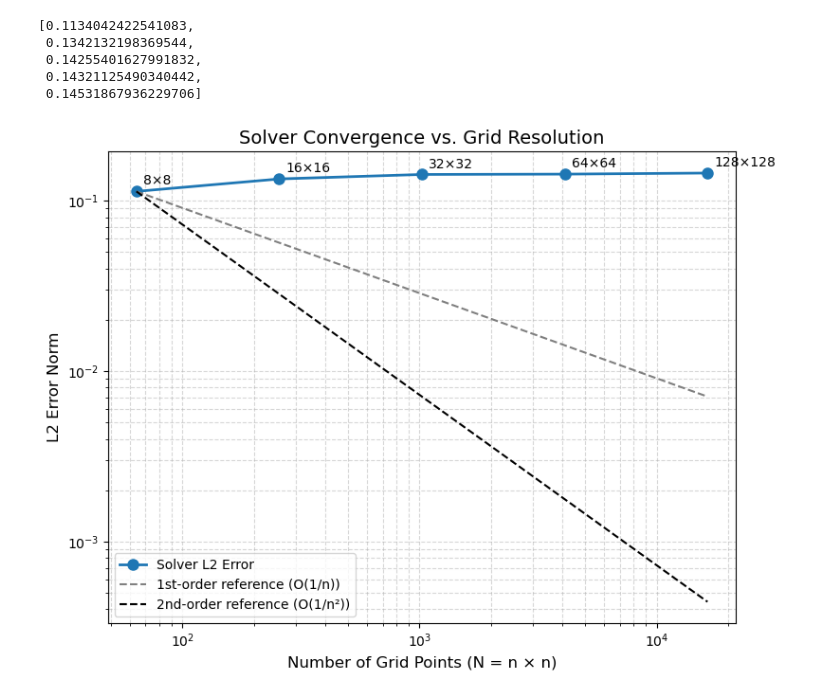
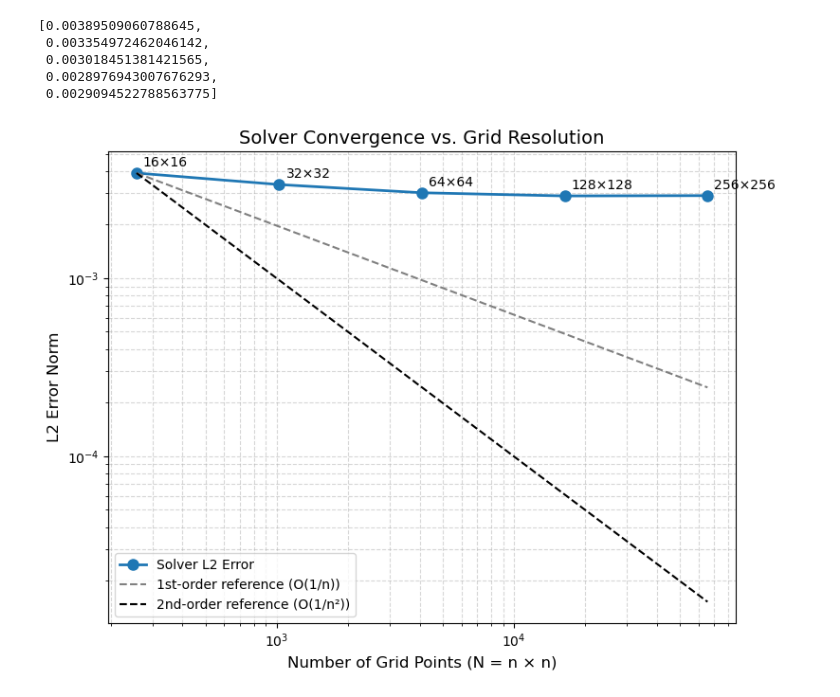
Before and after one commit to amir-maghoul/AtmPy, a Jupyter notebook: atmpy/benchmarks.ipynb, the cells around one changed output. Saved outputs shown, nothing was run; the diff lists cells and outputs as text; code cells hidden in the pictures.

```diff
--- a/atmpy/benchmarks.ipynb
+++ b/atmpy/benchmarks.ipynb
@@ -2,12 +2,12 @@
 import numpy as np
 import xarray as xr
 # %%
-folder = "/home/amir/Projects/Python/Atmpy/atmpy/output_data/traveling_vortex/"
+folder = "/home/amir/Projects/Python/Atmpy/atmpy/output_data/traveling_vortex/archive/"
 suffix = "/_traveling_vortex_"
-sizes = ["8_8.nc", "16_16.nc", "32_32.nc", "64_64.nc", "128_128.nc"]
+sizes = ["16_16.nc", "32_32.nc", "64_64.nc", "128_128.nc", "256_256.nc"]
 axis = [8,]
 # %%
-data_var = "Y"
+data_var = "p2_nodes"
 l2_values = []
 l_inf_values = []
 for size in sizes:
@@ -23,44 +23,44 @@ for size in sizes:
 # %%
 l2_values
 # %% [output]
-[0.1134042422541083,
- 0.1342132198369544,
- 0.14255401627991832,
- 0.14321125490340442,
- 0.14531867936229706]
+[0.00389509060788645,
+ 0.003354972462046142,
+ 0.003018451381421565,
+ 0.0028976943007676293,
+ 0.0029094522788563775]
 # %%
 import matplotlib.pyplot as plt
 
 # Your data (replace with actual values)
-n_values = np.array([8, 16, 32, 64, 128])  # Grid points along one dimension (n x n grids)
+n_values = np.array([16, 32, 64, 128, 256])  # Grid points along one dimension (n x n grids)
 l2_errors = l2_values  # Example L2 errors
 
 # Compute total grid points (N = n × n)
 N_values = n_values ** 2
 
 # Reference lines (scaled to match the first data point)
 ref_N1 = (1 / n_values) * (l2_errors[0] / (1 / n_values[0]))  # 1st-order (O(1/n))
 ref_N2 = (1 / n_values**2) * (l2_errors[0] / (1 / n_values[0]**2))  # 2nd-order (O(1/n²))
 
 # Plot
 plt.figure(figsize=(8, 6))
 plt.loglog(N_values, l2_values, 'o-', label='Solver L2 Error', markersize=8, linewidth=2)
 plt.loglog(N_values, ref_N1, '--', label='1st-order reference (O(1/n))', color='gray')
 plt.loglog(N_values, ref_N2, '--', label='2nd-order reference (O(1/n²))', color='black')
 
 # Labels and title
 plt.xlabel('Number of Grid Points (N = n × n)', fontsize=12)
 plt.ylabel('L2 Error Norm', fontsize=12)
 plt.title('Solver Convergence vs. Grid Resolution', fontsize=14)
 plt.legend(fontsize=10)
 plt.grid(True, which="both", ls="--", alpha=0.5)
 
 # Annotate grid sizes (e.g., "8×8", "16×16", etc.)
 for i, n in enumerate(n_values):
     plt.annotate(f"{n}×{n}", (N_values[i], l2_errors[i]),
                  textcoords="offset points", xytext=(5,5), ha='left')
 
 plt.tight_layout()
 plt.show()
 # %% [output]
-[figure, old version]
+[figure, new version]
```
Also changed, not shown: parts of 1 cell of this notebook, 5 other files.
